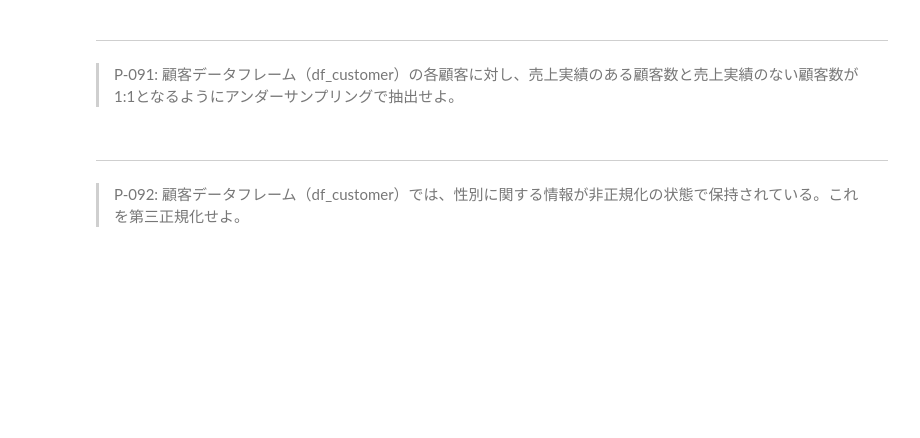
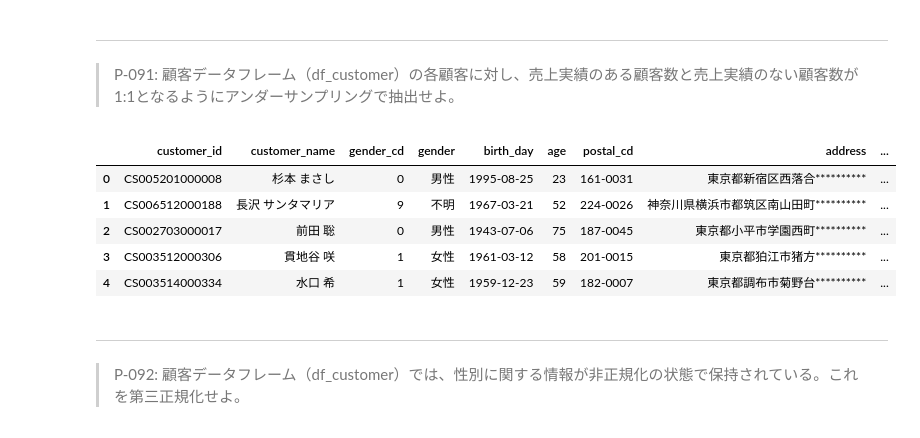
Before and after one commit to skyeanka/100knocks-preprocess, a Jupyter notebook: docker/work/preprocess_knock_Python.ipynb, the cells around one changed output. Saved outputs shown, nothing was run; the diff lists cells and outputs as text; code cells hidden in the pictures; blank space fills up the shorter version.

```diff
--- a/docker/work/preprocess_knock_Python.ipynb
+++ b/docker/work/preprocess_knock_Python.ipynb
@@ -1588,6 +1612,19 @@ splits['train_df_1']
 # %% [markdown]
 ---
 > P-091: 顧客データフレーム（df_customer）の各顧客に対し、売上実績のある顧客数と売上実績のない顧客数が1:1となるようにアンダーサンプリングで抽出せよ。
+# %%
+df_tmp=pd.merge(df_customer, df_receipt.groupby('customer_id').agg({'amount':'sum'}).reset_index(),on='customer_id', how='left')
+df_tmp['has_sold']=df_tmp['amount'].apply(lambda x: 0 if np.isnan(x) else 1)
+rs = RandomUnderSampler()
+df_sample, _ = rs.fit_sample(df_tmp, df_tmp.has_sold)
+df_sample.head(5)
+# %% [output]
+|  | customer_id | customer_name | gender_cd | gender | birth_day | age | postal_cd | address | ... |
+| 0 | CS005201000008 | 杉本 まさし | 0 | 男性 | 1995-08-25 | 23 | 161-0031 | 東京都新宿区西落合********** | ... |
+| 1 | CS006512000188 | 長沢 サンタマリア | 9 | 不明 | 1967-03-21 | 52 | 224-0026 | 神奈川県横浜市都筑区南山田町********** | ... |
+| 2 | CS002703000017 | 前田 聡 | 0 | 男性 | 1943-07-06 | 75 | 187-0045 | 東京都小平市学園西町********** | ... |
+| 3 | CS003512000306 | 貫地谷 咲 | 1 | 女性 | 1961-03-12 | 58 | 201-0015 | 東京都狛江市猪方********** | ... |
+| 4 | CS003514000334 | 水口 希 | 1 | 女性 | 1959-12-23 | 59 | 182-0007 | 東京都調布市菊野台********** | ... |
 # %% [markdown]
 ---
 > P-092: 顧客データフレーム（df_customer）では、性別に関する情報が非正規化の状態で保持されている。これを第三正規化せよ。
```
Also changed, not shown: parts of 8 cells of this notebook, 1 other file.
